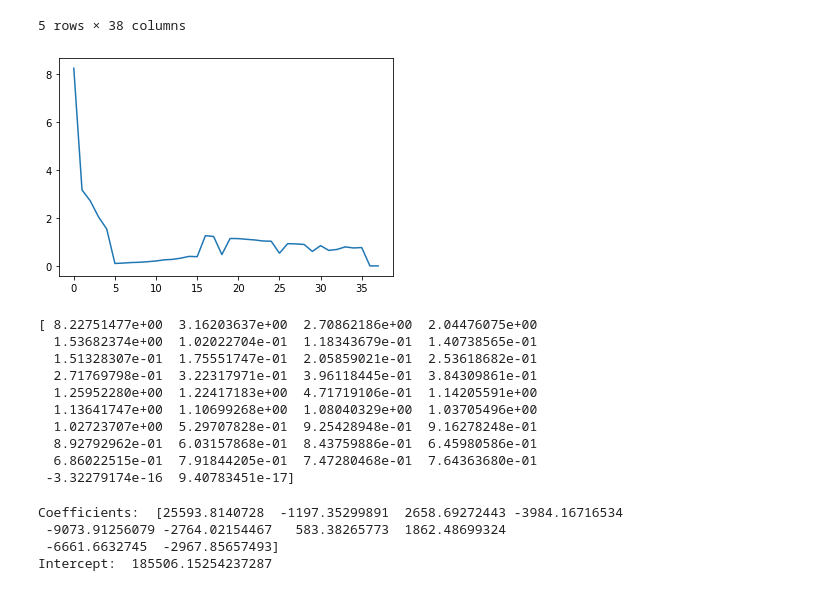
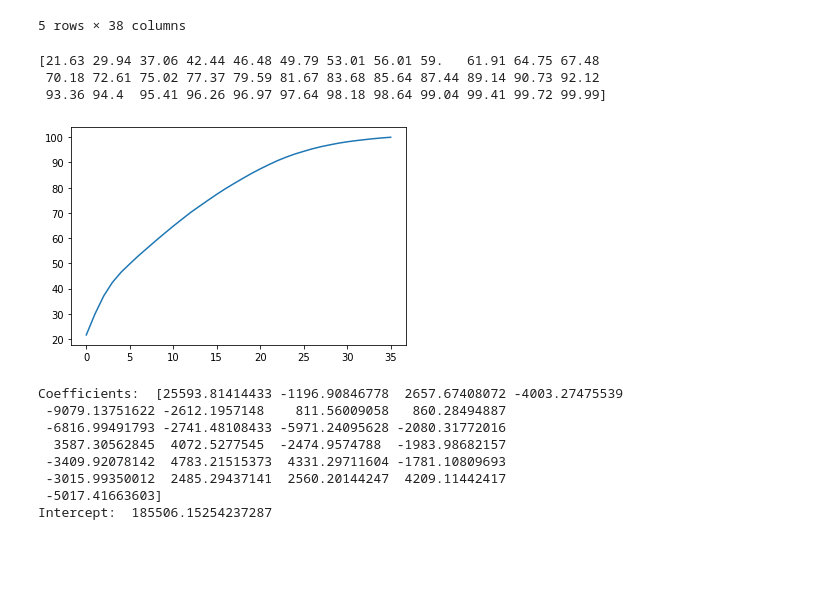
Before and after one commit to jkovach89/12-2-Assignment, a Jupyter notebook: 19-2 Assigment.ipynb, the cells around one changed output. Cells and saved outputs as stored; diff of their text form; code cells hidden in the pictures; blank space fills up the shorter version.

```diff
--- a/19-2 Assigment.ipynb
+++ b/19-2 Assigment.ipynb
@@ -59,29 +59,32 @@ house_df.head()
 | 4 | 5 | 60 | 84.0 | 14260 | 8 | 5 | 2000 | 2000 | ... |
 5 rows × 38 columns
 # %%
+# Determine marginal utility of number of principal components
 house_df = house_df.dropna()
-X_hdf = StandardScaler().fit_transform(house_df)
-Xt = X_hdf.T
-Cx = np.cov(Xt)
+X_hdf = scale(house_df)
+pca = PCA(n_components=36)
+pca.fit(X_hdf)
+var = pca.explained_variance_ratio_
+var1 = np.cumsum(np.round(pca.explained_variance_ratio_, decimals=4)*100)
 
-eig_val_cov, eig_vec_cov = np.linalg.eig(Cx)
-plt.plot(eig_val_cov)
+print(var1)
+plt.plot(var1)
 plt.show()
-print(eig_val_cov)
+
+#Xt = X_hdf.T
+#Cx = np.cov(Xt)
+#eig_val_cov, eig_vec_cov = np.linalg.eig(Cx)
+#plt.plot(eig_val_cov)
+#plt.show()
+#print(eig_val_cov)
 # %% [output]
+[21.63 29.94 37.06 42.44 46.48 49.79 53.01 56.01 59.   61.91 64.75 67.48
+ 70.18 72.61 75.02 77.37 79.59 81.67 83.68 85.64 87.44 89.14 90.73 92.12
+ 93.36 94.4  95.41 96.26 96.97 97.64 98.18 98.64 99.04 99.41 99.72 99.99]
-[figure, old version]
+[figure, new version]
-[ 8.22751477e+00  3.16203637e+00  2.70862186e+00  2.04476075e+00
-  1.53682374e+00  1.02022704e-01  1.18343679e-01  1.40738565e-01
-  1.51328307e-01  1.75551747e-01  2.05859021e-01  2.53618682e-01
-  2.71769798e-01  3.22317971e-01  3.96118445e-01  3.84309861e-01
-  1.25952280e+00  1.22417183e+00  4.71719106e-01  1.14205591e+00
-  1.13641747e+00  1.10699268e+00  1.08040329e+00  1.03705496e+00
-  1.02723707e+00  5.29707828e-01  9.25428948e-01  9.16278248e-01
-  8.92792962e-01  6.03157868e-01  8.43759886e-01  6.45980586e-01
-  6.86022515e-01  7.91844205e-01  7.47280468e-01  7.64363680e-01
- -3.32279174e-16  9.40783451e-17]
 # %%
-sklearn_pca = PCA(n_components=10)
+# PCA and deriving coefficients
+sklearn_pca = PCA(n_components=25)
 Y_sklearn = sklearn_pca.fit_transform(X_hdf)
 Y = house_df['saleprice']
 X = Y_sklearn
@@ -91,8 +94,12 @@ lrm.fit(X,Y)
 print('Coefficients: ', lrm.coef_)
 print('Intercept: ', lrm.intercept_)
 # %% [output]
-Coefficients:  [25593.8140728  -1197.35299891  2658.69272443 -3984.16716534
- -9073.91256079 -2764.02154467   583.38265773  1862.48699324
- -6661.6632745  -2967.85657493]
+Coefficients:  [25593.81414433 -1196.90846778  2657.67408072 -4003.27475539
+ -9079.13751622 -2612.1957148    811.56009058   860.28494887
+ -6816.99491793 -2741.48108433 -5971.24095628 -2080.31772016
+  3587.30562845  4072.5277545  -2474.9574788  -1983.98682157
+ -3409.92078142  4783.21515373  4331.29711604 -1781.10809693
+ -3015.99350012  2485.29437141  2560.20144247  4209.11442417
+ -5017.41663603]
 Intercept:  185506.15254237287
 # %%
```
Also changed, not shown: parts of 2 cells of this notebook.
